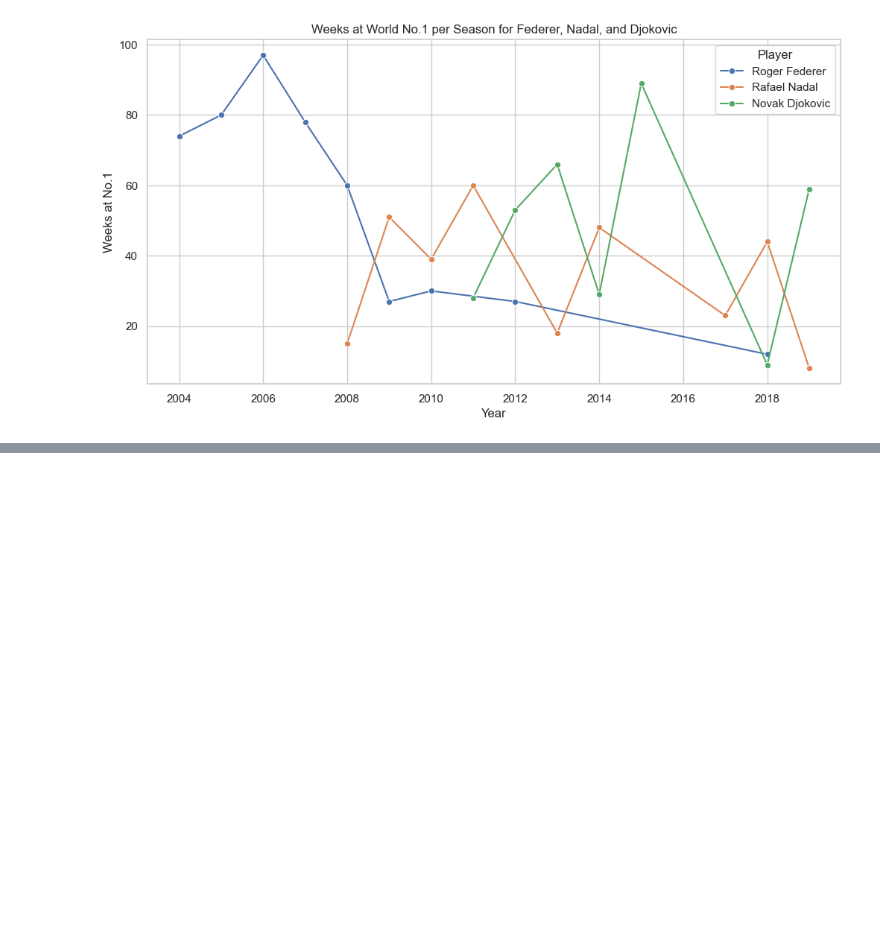
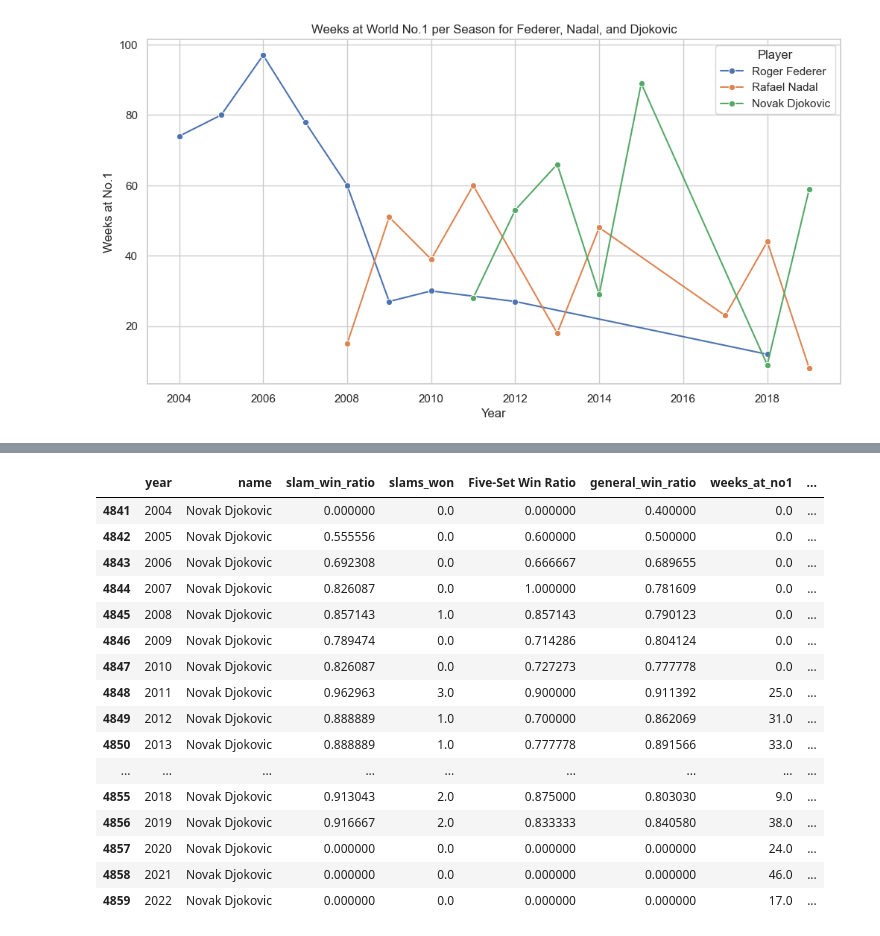
Before and after one commit to com-480-data-visualization/Racket-Science, a Jupyter notebook: Milestones/milestone 1/preprocessing/exploration_goats.ipynb, the cells around one changed output, grey strips where cells are left out. Saved outputs shown, nothing was run; the diff lists cells and outputs as text; code cells hidden in the pictures; blank space fills up the shorter version.

Commit message:
plug in general podium + radar chart

```diff
--- a/Milestones/milestone 1/preprocessing/exploration_goats.ipynb
+++ b/Milestones/milestone 1/preprocessing/exploration_goats.ipynb
@@ -513,0 +804,7 @@ plt.show()
+# %%
+weeks_at_no1.rename(columns={'player_name': 'name'}, inplace=True)
+# %%
+five_set_ratio_by_year.rename(columns={'Year': 'year'}, inplace=True)
+# %%
+slam_total_per_year.rename(columns={'win_ratio': 'slam_win_ratio'}, inplace=True)
+total_per_year.rename(columns={'win_ratio': 'general_win_ratio'}, inplace=True)
@@ -513,0 +849,29 @@ plt.show()
+# %%
+# 1. Merge all dataframes on 'name' and 'year'
+from functools import reduce
+
+for df in [slam_total_per_year, slam_wins_per_year, five_set_ratio_by_year, total_per_year, weeks_at_no1]:
+    df['year'] = df['year'].astype(int)
+    df['name'] = df['name'].astype(str)
+
+dfs = [slam_total_per_year, slam_wins_per_year, five_set_ratio_by_year, total_per_year, weeks_at_no1]
+
+# Use outer join to include all players, even if not present in all DataFrames
+merged_df = reduce(lambda left, right: pd.merge(left, right, on=['name', 'year'], how='outer'), dfs)
+
+# 2. Fill missing values with 0
+merged_df.fillna(0, inplace=True)
+
+# 3. Normalize columns
+# Assume max titles in a year is 4 (for 4 GS), weeks at no1 = 52
+merged_df['slam_titles_norm'] = merged_df['slams_won']
+merged_df['weeks_at_no1_norm'] = merged_df['score']
+
+# 4. Compute the final score
+merged_df['score'] = (
+    0.20 * merged_df['slam_win_ratio'] +
+    0.10 * merged_df['slam_titles_norm'] +
+    0.20 * merged_df['Five-Set Win Ratio'] +
+    0.20 * merged_df['weeks_at_no1_norm'] +
+    0.30 * merged_df['general_win_ratio']
+)
@@ -513,0 +991,20 @@ plt.show()
+# %%
+merged_df[merged_df['name']=='Novak Djokovic']
+# %% [output]
+|  | year | name | slam_win_ratio | slams_won | Five-Set Win Ratio | general_win_ratio | weeks_at_no1 | ... |
+| 4841 | 2004 | Novak Djokovic | 0.000000 | 0.0 | 0.000000 | 0.400000 | 0.0 | ... |
+| 4842 | 2005 | Novak Djokovic | 0.555556 | 0.0 | 0.600000 | 0.500000 | 0.0 | ... |
+| 4843 | 2006 | Novak Djokovic | 0.692308 | 0.0 | 0.666667 | 0.689655 | 0.0 | ... |
+| 4844 | 2007 | Novak Djokovic | 0.826087 | 0.0 | 1.000000 | 0.781609 | 0.0 | ... |
+| 4845 | 2008 | Novak Djokovic | 0.857143 | 1.0 | 0.857143 | 0.790123 | 0.0 | ... |
+| 4846 | 2009 | Novak Djokovic | 0.789474 | 0.0 | 0.714286 | 0.804124 | 0.0 | ... |
+| 4847 | 2010 | Novak Djokovic | 0.826087 | 0.0 | 0.727273 | 0.777778 | 0.0 | ... |
+| 4848 | 2011 | Novak Djokovic | 0.962963 | 3.0 | 0.900000 | 0.911392 | 25.0 | ... |
+| 4849 | 2012 | Novak Djokovic | 0.888889 | 1.0 | 0.700000 | 0.862069 | 31.0 | ... |
+| 4850 | 2013 | Novak Djokovic | 0.888889 | 1.0 | 0.777778 | 0.891566 | 33.0 | ... |
+| ... | ... | ... | ... | ... | ... | ... | ... | ... |
+| 4855 | 2018 | Novak Djokovic | 0.913043 | 2.0 | 0.875000 | 0.803030 | 9.0 | ... |
+| 4856 | 2019 | Novak Djokovic | 0.916667 | 2.0 | 0.833333 | 0.840580 | 38.0 | ... |
+| 4857 | 2020 | Novak Djokovic | 0.000000 | 0.0 | 0.000000 | 0.000000 | 24.0 | ... |
+| 4858 | 2021 | Novak Djokovic | 0.000000 | 0.0 | 0.000000 | 0.000000 | 46.0 | ... |
+| 4859 | 2022 | Novak Djokovic | 0.000000 | 0.0 | 0.000000 | 0.000000 | 17.0 | ... |
```
Also changed, not shown: parts of 46 cells of this notebook, 10 other files.
